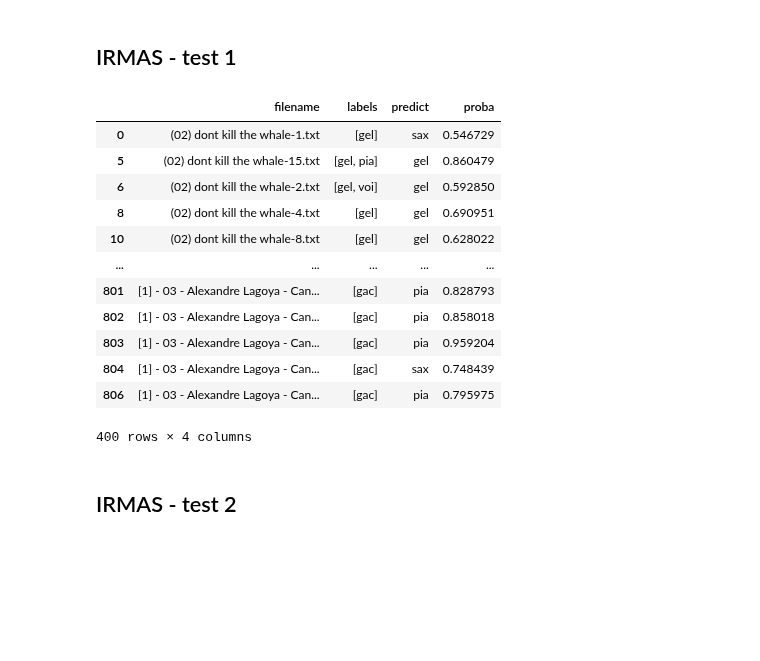
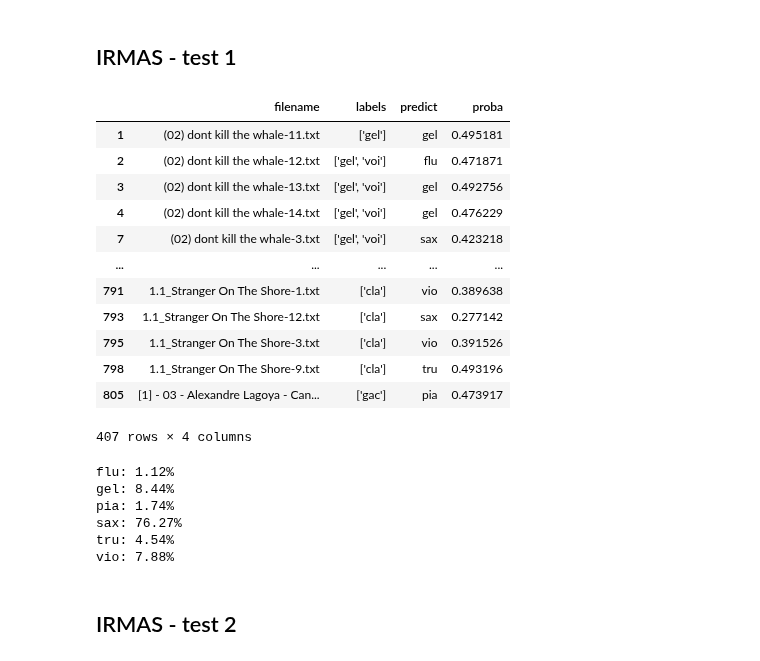
Before and after one commit to gabrielaeduardo/musical_instruments_recognition, a Jupyter notebook: code/model_test.ipynb, the cells around one changed output. Saved outputs shown, nothing was run; the diff lists cells and outputs as text; code cells hidden in the pictures; blank space fills up the shorter version.

```diff
--- a/code/model_test.ipynb
+++ b/code/model_test.ipynb
@@ -130,6 +130,8 @@ for filename in os.listdir('../data/test_audio/IRMAS/Part1'):
 df_test1.to_csv('..\\data\\extracted_data\\p1_info.csv', index=False)
 # %%
 df1 = pd.read_csv('..\\data\\extracted_data\\test_p1.csv', index_col=False)
+# %%
+df_test1 =  pd.read_csv('..\\data\\extracted_data\\p1_info.csv', index_col=False)
 # %%
 X1 = pd.DataFrame(scaler.transform(np.array(df1, dtype = float)), index=df1.index, columns=df1.columns)
 # %%
@@ -142,21 +144,33 @@ for i in range(0, len(X1)):
 # %%
 teste1 = pd.concat([df_test1, df_pred1], axis=1)
 # %%
-teste1[teste1.proba > 0.5]
+teste1[(teste1.proba < 0.5)]#[teste1.labels.str.find('tru') != -1].head(50)
 # %% [output]
 |  | filename | labels | predict | proba |
-| 0 | (02) dont kill the whale-1.txt | [gel] | sax | 0.546729 |
-| 5 | (02) dont kill the whale-15.txt | [gel, pia] | gel | 0.860479 |
-| 6 | (02) dont kill the whale-2.txt | [gel, voi] | gel | 0.592850 |
-| 8 | (02) dont kill the whale-4.txt | [gel] | gel | 0.690951 |
-| 10 | (02) dont kill the whale-8.txt | [gel] | gel | 0.628022 |
+| 1 | (02) dont kill the whale-11.txt | ['gel'] | gel | 0.495181 |
+| 2 | (02) dont kill the whale-12.txt | ['gel', 'voi'] | flu | 0.471871 |
+| 3 | (02) dont kill the whale-13.txt | ['gel', 'voi'] | gel | 0.492756 |
+| 4 | (02) dont kill the whale-14.txt | ['gel', 'voi'] | gel | 0.476229 |
+| 7 | (02) dont kill the whale-3.txt | ['gel', 'voi'] | sax | 0.423218 |
 | ... | ... | ... | ... | ... |
-| 801 | [1] - 03 - Alexandre Lagoya - Can... | [gac] | pia | 0.828793 |
-| 802 | [1] - 03 - Alexandre Lagoya - Can... | [gac] | pia | 0.858018 |
-| 803 | [1] - 03 - Alexandre Lagoya - Can... | [gac] | pia | 0.959204 |
-| 804 | [1] - 03 - Alexandre Lagoya - Can... | [gac] | sax | 0.748439 |
-| 806 | [1] - 03 - Alexandre Lagoya - Can... | [gac] | pia | 0.795975 |
+| 791 | 1.1_Stranger On The Shore-1.txt | ['cla'] | vio | 0.389638 |
+| 793 | 1.1_Stranger On The Shore-12.txt | ['cla'] | sax | 0.277142 |
+| 795 | 1.1_Stranger On The Shore-3.txt | ['cla'] | vio | 0.391526 |
+| 798 | 1.1_Stranger On The Shore-9.txt | ['cla'] | tru | 0.493196 |
+| 805 | [1] - 03 - Alexandre Lagoya - Can... | ['gac'] | pia | 0.473917 |
-400 rows × 4 columns
+407 rows × 4 columns
+# %%
+proba = svc.predict_proba(X1.iloc[353:354])
+
+for j in range(0, len(svc.classes_)):
+    print('{}: {}%'.format(svc.classes_[j], round(proba[0][j]*100, 2)))
+# %% [output]
+flu: 1.12%
+gel: 8.44%
+pia: 1.74%
+sax: 76.27%
+tru: 4.54%
+vio: 7.88%
 # %% [markdown]
 ## IRMAS - test 2
 # %%
```
Also changed, not shown: parts of 17 cells of this notebook.
